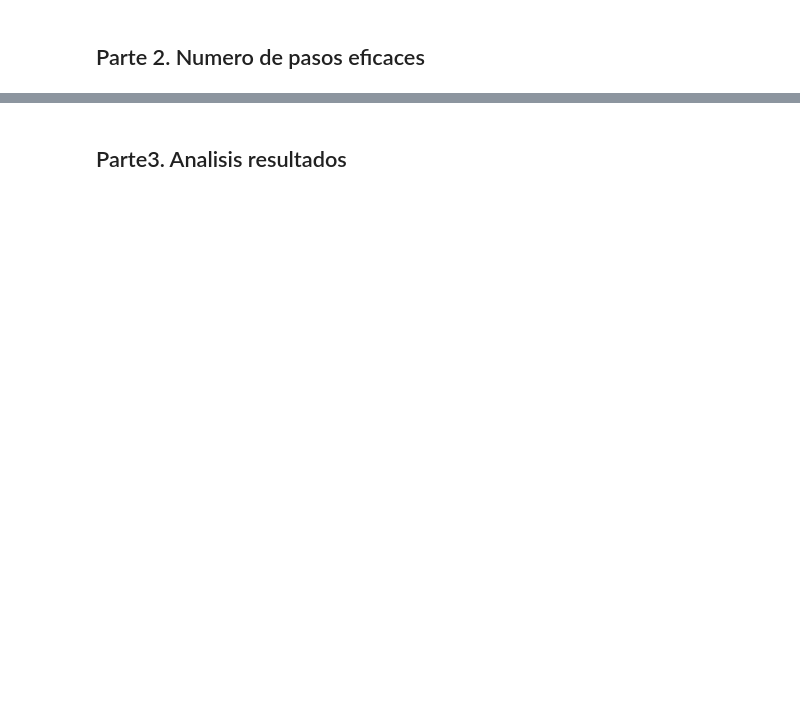
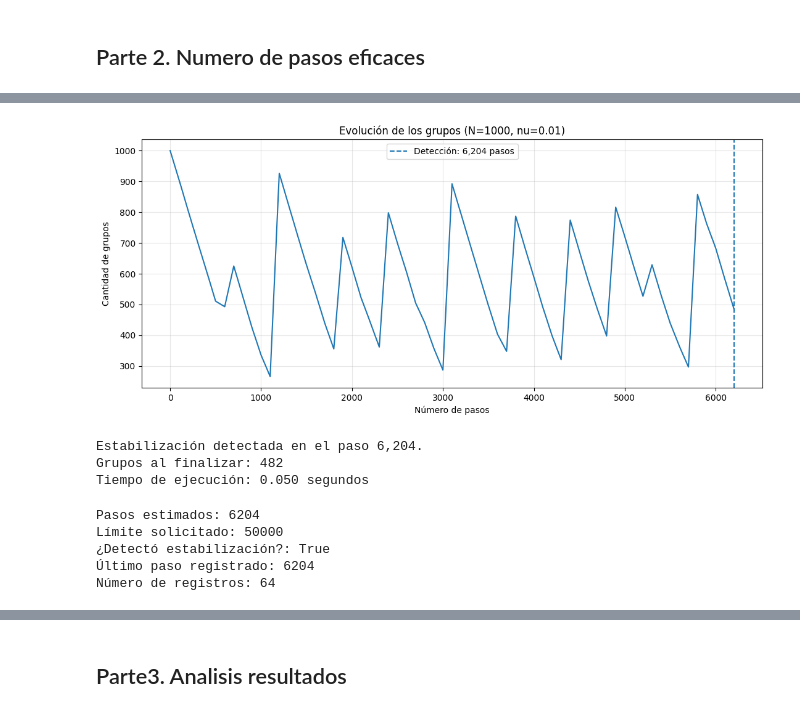
Before and after one commit to Manuel2232/Taller_Intermedio_Herr_Comp, a Jupyter notebook: Proyecto_Intermedio.ipynb, the cells around one changed output, grey strips where cells are left out. Cells and saved outputs as stored; diff of their text form; code cells hidden in the pictures; blank space fills up the shorter version.

```diff
--- a/Proyecto_Intermedio.ipynb
+++ b/Proyecto_Intermedio.ipynb
@@ -137,0 +487,31 @@ aleatorio['semilla'], aleatorio['distribucion_tamanos']
+# %%
+
+resultado_largo = estimar_pasos_optimos(
+    N=1000,
+    nu=0.01,
+    pasos_max=50_000,
+    semilla=42,
+    registro_cada=100,
+    ventana=30,
+    tolerancia=0.01,
+    paciencia=5,
+    graficar=True
+)
+# %% [output]
+[figure, added]
+Estabilización detectada en el paso 6,204.
+Grupos al finalizar: 482
+Tiempo de ejecución: 0.050 segundos
+# %%
+
+print("Pasos estimados:", resultado_largo["pasos_estimados"])
+print("Límite solicitado:", resultado_largo["pasos_max"])
+print("¿Detectó estabilización?:", resultado_largo["estabilizado"])
+print("Último paso registrado:", resultado_largo["tiempos"][-1])
+print("Número de registros:", len(resultado_largo["tiempos"]))
+# %% [output]
+Pasos estimados: 6204
+Límite solicitado: 50000
+¿Detectó estabilización?: True
+Último paso registrado: 6204
+Número de registros: 64
```
Also changed, not shown: parts of 14 cells of this notebook.
